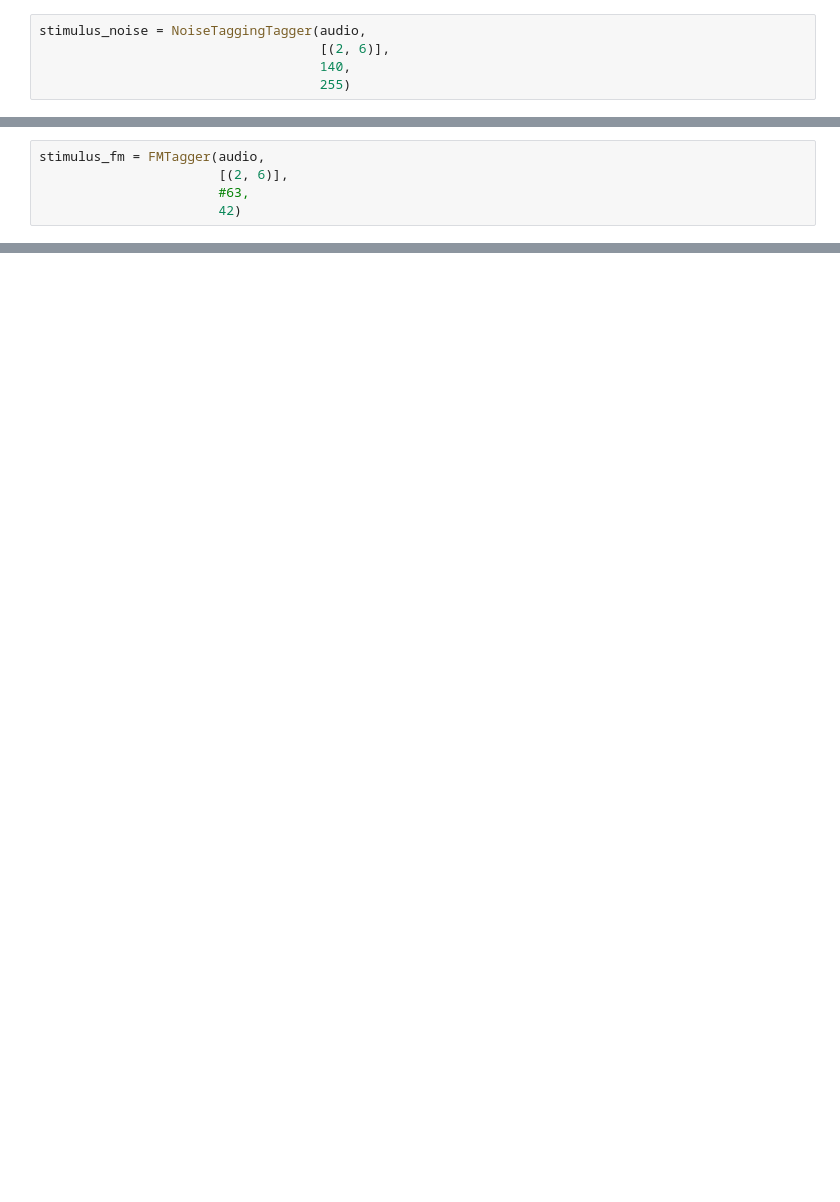
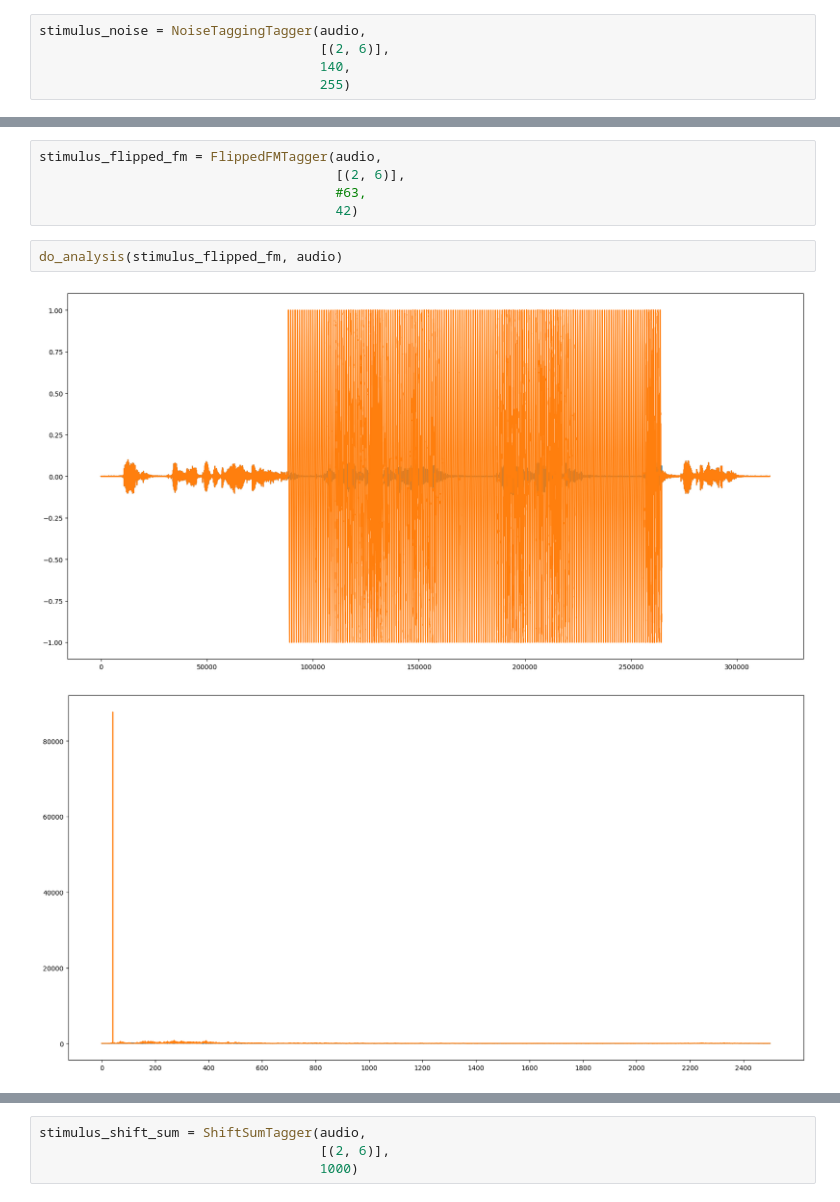
Before and after one commit to michalrzak/auditory-intention-decoding, a Jupyter notebook: notebooks/test_taggers.ipynb, the cells around one changed output, grey strips where cells are left out. Cells and saved outputs as stored; diff of their text form; blank space fills up the shorter version.

```diff
--- a/notebooks/test_taggers.ipynb
+++ b/notebooks/test_taggers.ipynb
@@ -103,5 +102,10 @@ do_analysis(stimulus_noise, audio)
 # %%
-stimulus_fm = FMTagger(audio,
-                       [(2, 6)],
-                       #63,
-                       42)
+stimulus_flipped_fm = FlippedFMTagger(audio,
+                                      [(2, 6)],
+                                      #63,
+                                      42)
+# %%
+do_analysis(stimulus_flipped_fm, audio)
+# %% [output]
+[figure, added]
+[figure, added]
@@ -107,0 +113,4 @@ stimulus_fm = FMTagger(audio,
+# %%
+stimulus_shift_sum = ShiftSumTagger(audio,
+                                    [(2, 6)],
+                                    1000)
```
Also changed, not shown: parts of 9 cells of this notebook, 17 other files.
